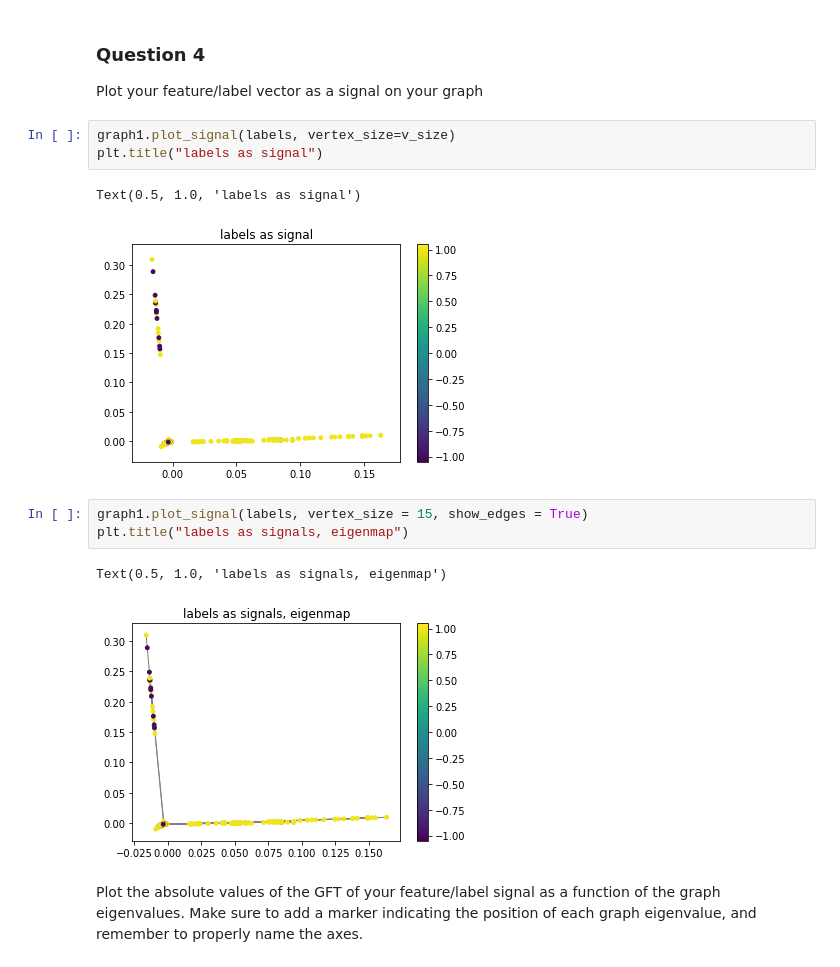
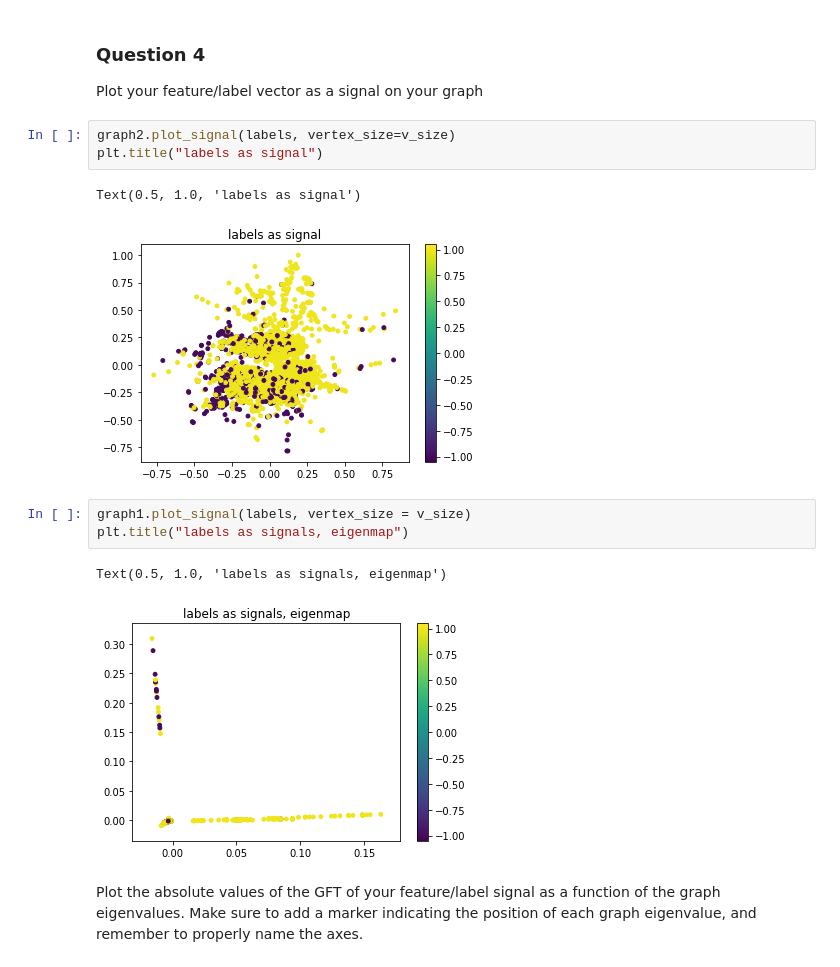
Before and after one commit to dsalathe/group_ntds, a Jupyter notebook: 4_graph_signal_processing.ipynb, the cells around one changed output. Cells and saved outputs as stored; diff of their text form.

```diff
--- a/4_graph_signal_processing.ipynb
+++ b/4_graph_signal_processing.ipynb
@@ -220,17 +222,17 @@ array([ 1.00000000e+00,  0.00000000e+00,  6.11490025e-17, ...,
 
 Plot your feature/label vector as a signal on your graph
 # %%
-graph1.plot_signal(labels, vertex_size=v_size)
+graph2.plot_signal(labels, vertex_size=v_size)
 plt.title("labels as signal")
 # %% [output]
 Text(0.5, 1.0, 'labels as signal')
-[figure, old version]
+[figure, new version]
 # %%
-graph1.plot_signal(labels, vertex_size = 15, show_edges = True)
+graph1.plot_signal(labels, vertex_size = v_size)
 plt.title("labels as signals, eigenmap")
 # %% [output]
 Text(0.5, 1.0, 'labels as signals, eigenmap')
-[figure, old version]
+[figure, new version]
 # %% [markdown]
 Plot the absolute values of the GFT of your feature/label signal as a function of the graph eigenvalues. Make sure to add a marker indicating the position of each graph eigenvalue, and remember to properly name the axes.
 # %%
```
Also changed, not shown: parts of 29 cells of this notebook.
